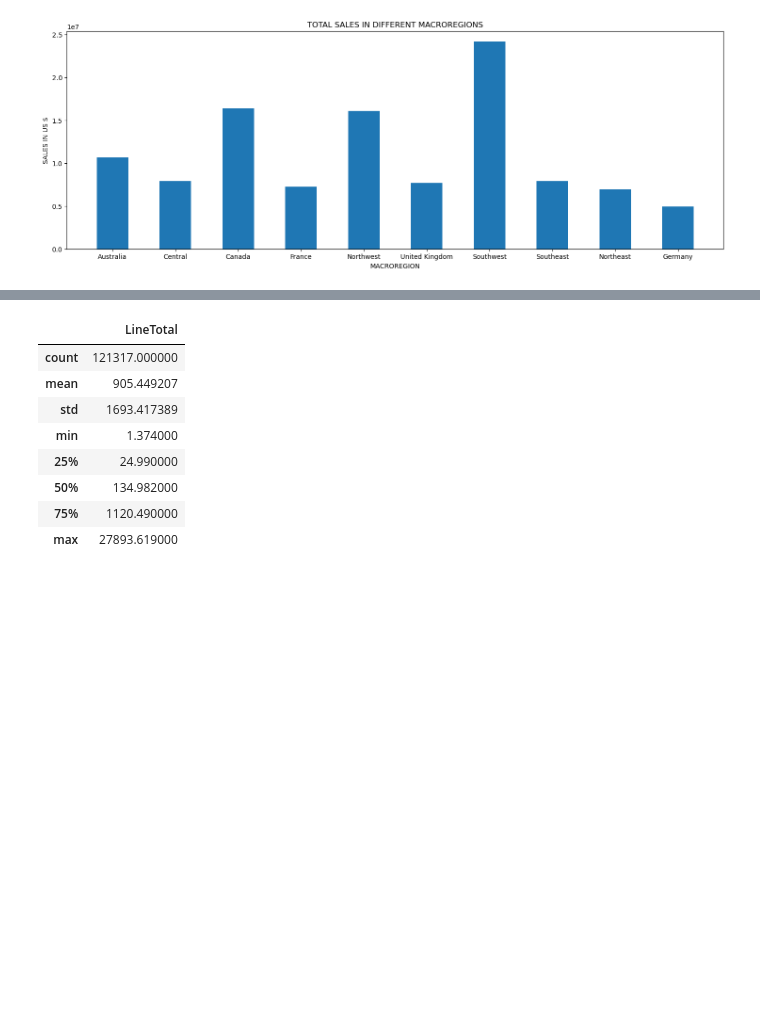
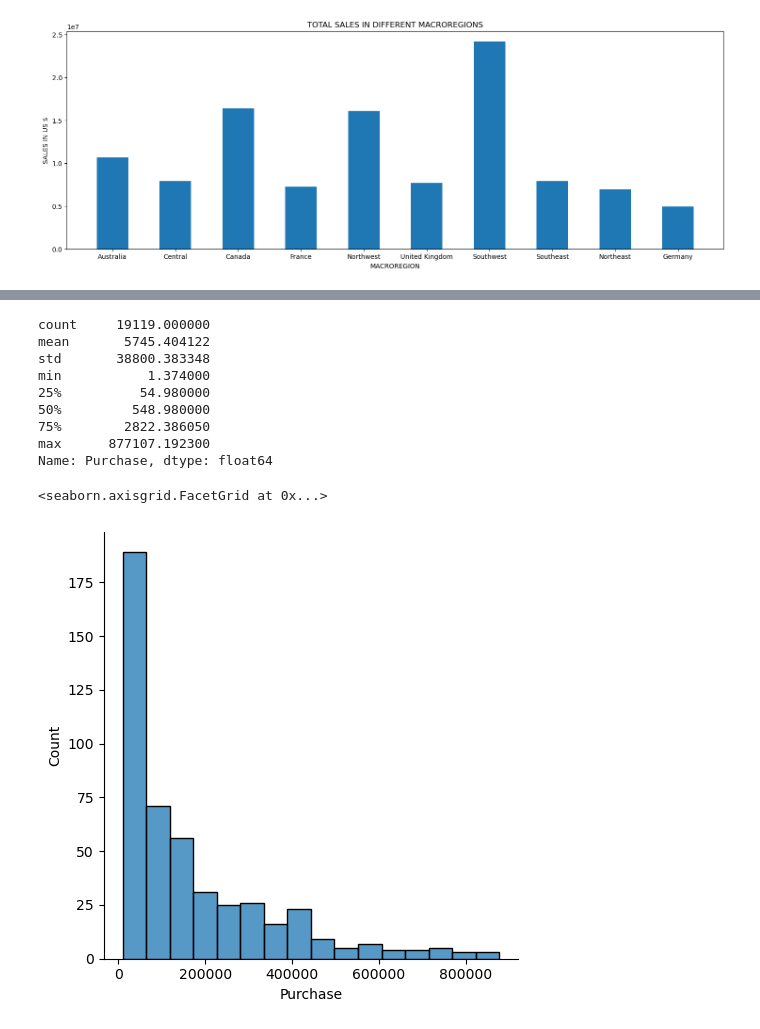
Before and after one commit to giorgio-solinas1980/sql, a Jupyter notebook: SqlKunskapKontroll.ipynb, the cells around one changed output, grey strips where cells are left out. Drawn from its saved outputs; the diff is of its cells as text; code cells hidden in the pictures; blank space fills up the shorter version.

Commit message:
More line written

```diff
--- a/SqlKunskapKontroll.ipynb
+++ b/SqlKunskapKontroll.ipynb
@@ -132,5 +132,7 @@ plt.show()
 # %% [output]
 [figure]
 # %%
-sale_df = pd.read_sql(sql="""SELECT LineTotal
-  FROM Sales.SalesOrderDetail""", con=connection)
+sale_df = pd.read_sql(sql="""Select CustomerID, sum(subTotal) as Purchase
+from Sales.SalesOrderHeader
+group by CustomerID
+order by Purchase desc""", con=connection)
@@ -136,0 +148,2 @@ sale_df = pd.read_sql(sql="""SELECT LineTotal
+# %%
+sales=sale_df['Purchase']
@@ -137,12 +165,17 @@ sale_df = pd.read_sql(sql="""SELECT LineTotal
 # %%
-sale_df.describe()
+sales.describe()
 # %% [output]
-|  | LineTotal |
-| count | 121317.000000 |
-| mean | 905.449207 |
-| std | 1693.417389 |
-| min | 1.374000 |
-| 25% | 24.990000 |
-| 50% | 134.982000 |
-| 75% | 1120.490000 |
-| max | 27893.619000 |
+count     19119.000000
+mean       5745.404122
+std       38800.383348
+min           1.374000
+25%          54.980000
+50%         548.980000
+75%        2822.386050
+max      877107.192300
+Name: Purchase, dtype: float64
+# %%
+sns.displot(sales[sales>10000])
+# %% [output]
+<seaborn.axisgrid.FacetGrid at 0x...>
+[figure, added]
```
Also changed, not shown: parts of 37 cells of this notebook.
